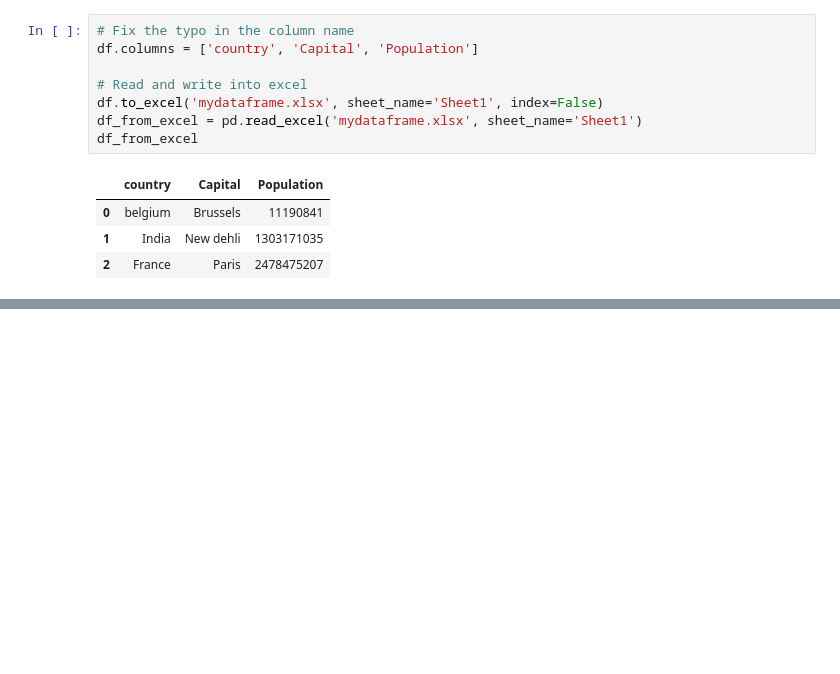
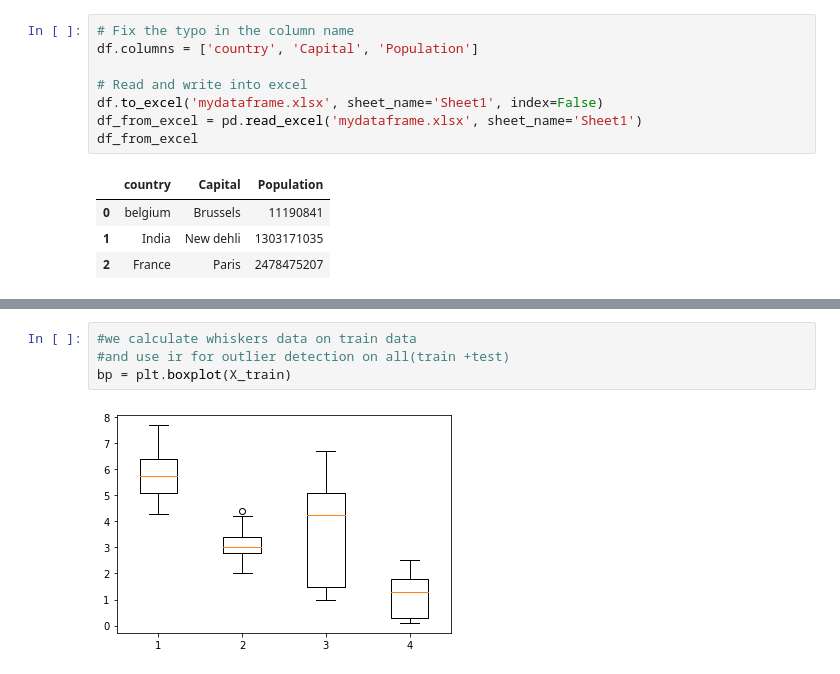
Before and after one commit to Arefe-Masnouie/data-mining, a Jupyter notebook: pd/dm-pandas.ipynb, the cells around one changed output, grey strips where cells are left out. Drawn from its saved outputs; the diff is of its cells as text; blank space fills up the shorter version.

```diff
--- a/pd/dm-pandas.ipynb
+++ b/pd/dm-pandas.ipynb
@@ -62,0 +287,6 @@ df[1:]
+# %%
+#we calculate whiskers data on train data
+#and use ir for outlier detection on all(train +test)
+bp = plt.boxplot(X_train)
+# %% [output]
+[figure, added]
```
Also changed, not shown: parts of 34 cells of this notebook, 1 other file.
